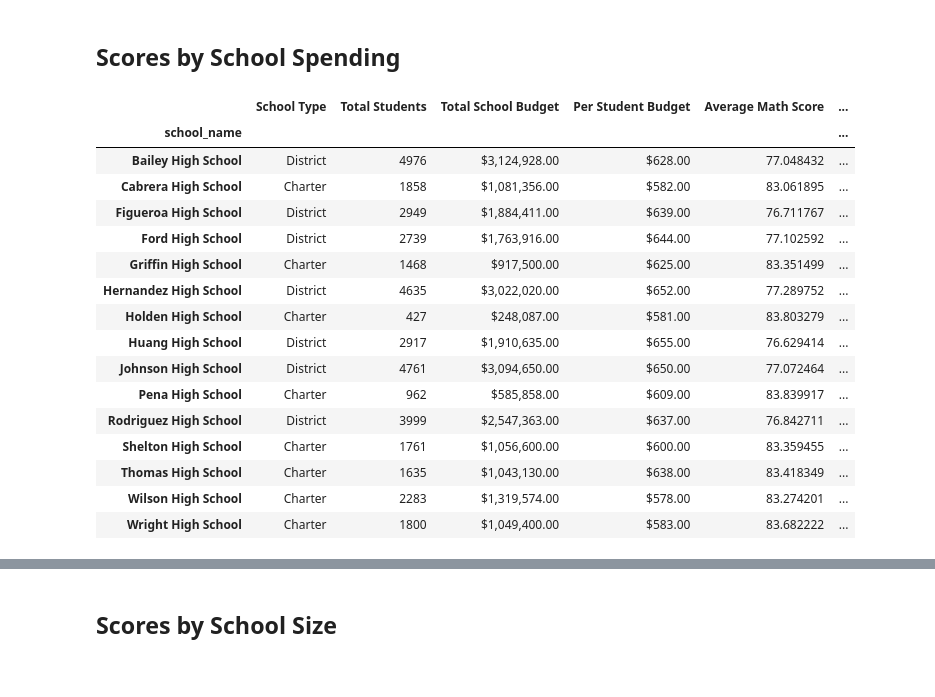
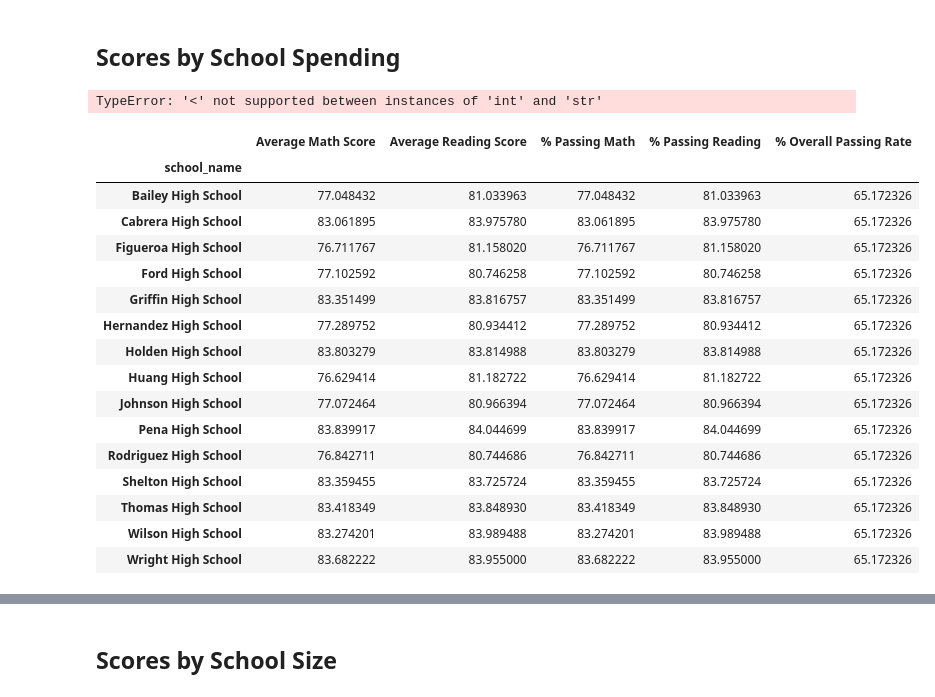
Before and after one commit to daynerco/pandas-challenge, a Jupyter notebook: PyCitySchools_Analysis.ipynb, the cells around one changed output, grey strips where cells are left out. Saved outputs shown, nothing was run; the diff lists cells and outputs as text; code cells hidden in the pictures.

```diff
--- a/PyCitySchools_Analysis.ipynb
+++ b/PyCitySchools_Analysis.ipynb
@@ -471,25 +507,35 @@ labels = ["<$585", "$585-630", "$630-645", "$645-680"]
 # %%
 # Create a copy of the school summary since it has the "Per Student Budget"
 school_spending_df = per_school_summary.copy()
+school_spending_df = per_school_summary.loc[:, ["Average Math Score", "Average Reading Score","% Passing Math", "% Passing Reading", "% Overall Passing Rate",]]
+
+# Make a new column named 'Spending Ranges (Per Student)
+school_spending_df['Spending Ranges (Per Student)']= pd.cut(per_school_summary['Per Student Budget'],spending_bins,labels=labels)
+# %% [output]
+TypeError: '<' not supported between instances of 'int' and 'str'
 # %%
 # Use `pd.cut` to categorize spending based on the bins.
-school_spending_df["Spending Ranges (Per Student)"] =pd.cut(per_school_capita, spending_bins, labels = labels)
-school_spending_df
+# school_spending = school_spending_df.loc[:,['Average Math Score','Average Reading Score','% Passing Math','% Passing Reading','% Overall Passing Rate',]]
+# school_spending['Spending Ranges (Per Student)']= pd.cut(per_school_summary['Per Student Budget'],spending_bins,labels=labels)
+
+# school_spending = school_spending.groupby('Spending Ranges (Per Student)').mean()
+# school_spending
+per_school_summary
 # %% [output]
-|  | School Type | Total Students | Total School Budget | Per Student Budget | Average Math Score | ... |
-| school_name |  |  |  |  |  | ... |
-| Bailey High School | District | 4976 | $3,124,928.00 | $628.00 | 77.048432 | ... |
-| Cabrera High School | Charter | 1858 | $1,081,356.00 | $582.00 | 83.061895 | ... |
-| Figueroa High School | District | 2949 | $1,884,411.00 | $639.00 | 76.711767 | ... |
-| Ford High School | District | 2739 | $1,763,916.00 | $644.00 | 77.102592 | ... |
-| Griffin High School | Charter | 1468 | $917,500.00 | $625.00 | 83.351499 | ... |
-| Hernandez High School | District | 4635 | $3,022,020.00 | $652.00 | 77.289752 | ... |
-| Holden High School | Charter | 427 | $248,087.00 | $581.00 | 83.803279 | ... |
-| Huang High School | District | 2917 | $1,910,635.00 | $655.00 | 76.629414 | ... |
-| Johnson High School | District | 4761 | $3,094,650.00 | $650.00 | 77.072464 | ... |
-| Pena High School | Charter | 962 | $585,858.00 | $609.00 | 83.839917 | ... |
-| Rodriguez High School | District | 3999 | $2,547,363.00 | $637.00 | 76.842711 | ... |
-| Shelton High School | Charter | 1761 | $1,056,600.00 | $600.00 | 83.359455 | ... |
-| Thomas High School | Charter | 1635 | $1,043,130.00 | $638.00 | 83.418349 | ... |
-| Wilson High School | Charter | 2283 | $1,319,574.00 | $578.00 | 83.274201 | ... |
-| Wright High School | Charter | 1800 | $1,049,400.00 | $583.00 | 83.682222 | ... |
+|  | Average Math Score | Average Reading Score | % Passing Math | % Passing Reading | % Overall Passing Rate |
+| school_name |  |  |  |  |  |
+| Bailey High School | 77.048432 | 81.033963 | 77.048432 | 81.033963 | 65.172326 |
+| Cabrera High School | 83.061895 | 83.975780 | 83.061895 | 83.975780 | 65.172326 |
+| Figueroa High School | 76.711767 | 81.158020 | 76.711767 | 81.158020 | 65.172326 |
+| Ford High School | 77.102592 | 80.746258 | 77.102592 | 80.746258 | 65.172326 |
+| Griffin High School | 83.351499 | 83.816757 | 83.351499 | 83.816757 | 65.172326 |
+| Hernandez High School | 77.289752 | 80.934412 | 77.289752 | 80.934412 | 65.172326 |
+| Holden High School | 83.803279 | 83.814988 | 83.803279 | 83.814988 | 65.172326 |
+| Huang High School | 76.629414 | 81.182722 | 76.629414 | 81.182722 | 65.172326 |
+| Johnson High School | 77.072464 | 80.966394 | 77.072464 | 80.966394 | 65.172326 |
+| Pena High School | 83.839917 | 84.044699 | 83.839917 | 84.044699 | 65.172326 |
+| Rodriguez High School | 76.842711 | 80.744686 | 76.842711 | 80.744686 | 65.172326 |
+| Shelton High School | 83.359455 | 83.725724 | 83.359455 | 83.725724 | 65.172326 |
+| Thomas High School | 83.418349 | 83.848930 | 83.418349 | 83.848930 | 65.172326 |
+| Wilson High School | 83.274201 | 83.989488 | 83.274201 | 83.989488 | 65.172326 |
+| Wright High School | 83.682222 | 83.955000 | 83.682222 | 83.955000 | 65.172326 |
```
Also changed, not shown: parts of 17 cells of this notebook, 1 other file.
